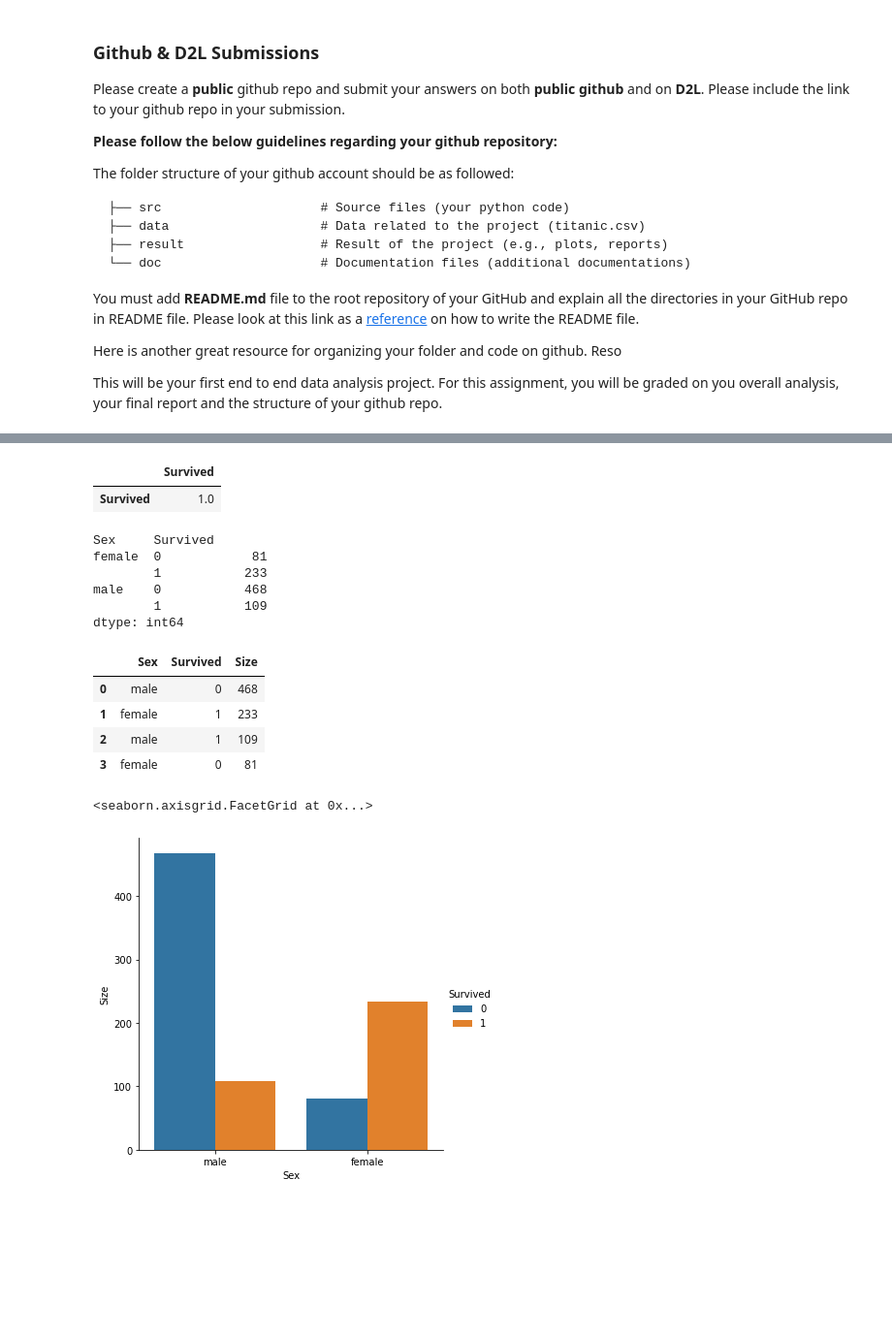
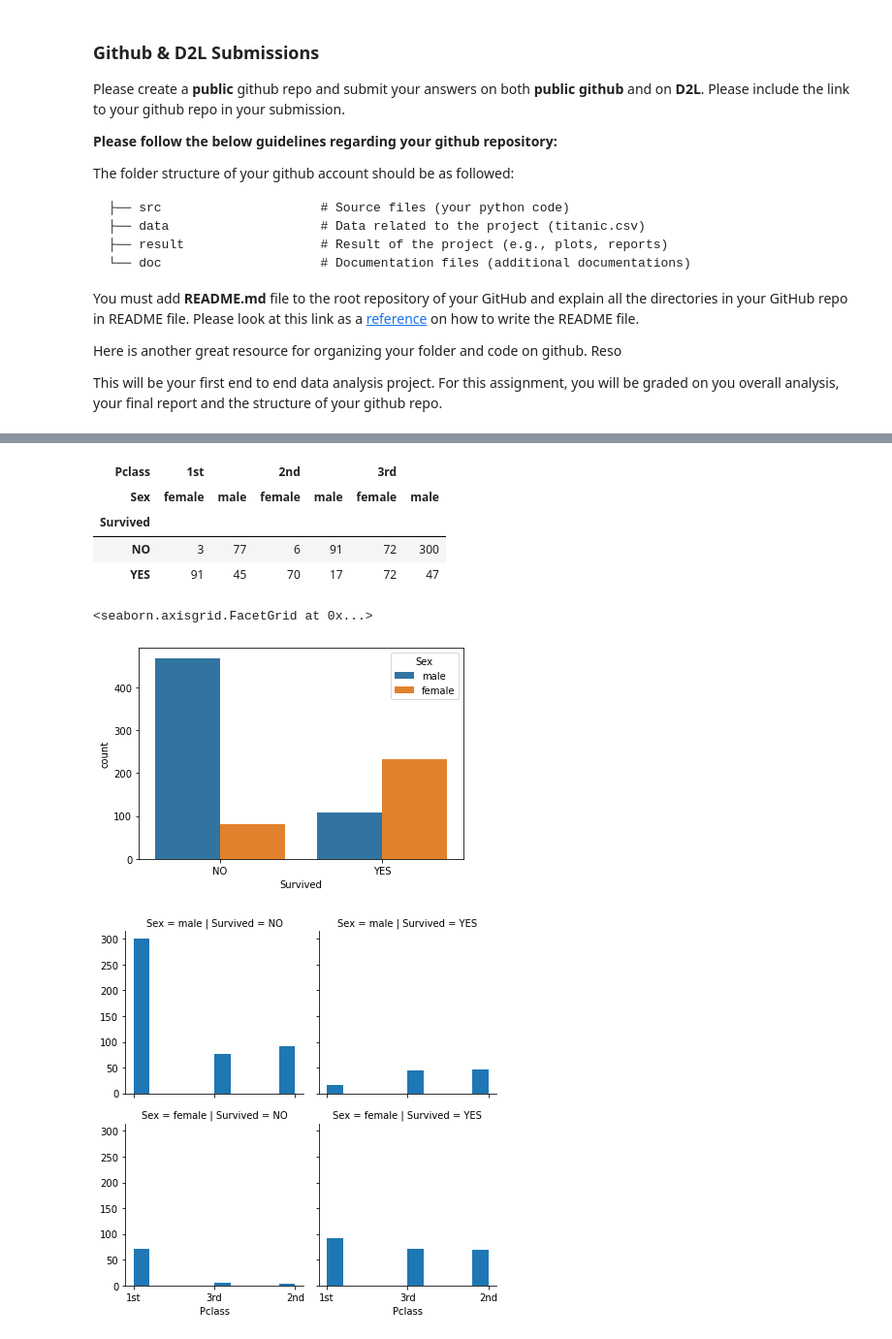
Before and after one commit to sfc-gh-arath/Langara-CPSC-4800-W01-assignment3, a Jupyter notebook: src/AswineeRath-Assignment_3_Part_2.ipynb, the cells around one changed output, grey strips where cells are left out. Shown: that part at 97% size. Cells and saved outputs as stored; diff of their text form; code cells hidden in the pictures; blank space fills up the shorter version.

```diff
--- a/src/AswineeRath-Assignment_3_Part_2.ipynb
+++ b/src/AswineeRath-Assignment_3_Part_2.ipynb
@@ -125,32 +107,30 @@ dtype: int64
 <AxesSubplot:xlabel='Survived', ylabel='count'>
 [figure]
-# %%
-#Determine if the survival rate is associated to the gender
-#calculate all correlations in df
-display(df[["Sex","Survived"]].corr())
-display(df.groupby(["Sex","Survived"]).size())
-df1 = df[["Sex","Survived"]].value_counts().to_frame()
-df1 = df1.reset_index()
-df1.columns = ["Sex","Survived","Size"]
-display(df1)
-sns.catplot(x = "Sex",        # x variable name
-            y = "Size",       # y variable name
-            hue = "Survived", # group variable name
-            data = df1,       # dataframe to plot
-            kind = "bar")
-# %% [output]
-|  | Survived |
-| Survived | 1.0 |
-Sex     Survived
-female  0            81
-        1           233
-male    0           468
-        1           109
-dtype: int64
-|  | Sex | Survived | Size |
-| 0 | male | 0 | 468 |
-| 1 | female | 1 | 233 |
-| 2 | male | 1 | 109 |
-| 3 | female | 0 | 81 |
-<seaborn.axisgrid.FacetGrid at 0x...>
-[figure, removed]
+# %%
+#Determine if the survival rate is associated to the class of passenger
+
+#lets group by Survived, Pclass and Sex
+display(df.groupby(["Pclass","Survived","Sex"]).size().reset_index().pivot(columns=['Pclass','Sex'], index='Survived', values=0))
+
+#sample python code to craate a new DF
+# df1 = df[["Pclass","Survived","Sex"]].value_counts().to_frame()
+# df1 = df1.reset_index()
+# df1.columns = ["Pclass","Survived","Sex","Size"]
+# display(df1)
+# df1.info()
+
+#plot survival by Sex
+sns.countplot(x='Survived',hue='Sex',data=df)
+
+#Plot sex vs class vs survival rate
+grid1 = sns.FacetGrid(df, col='Survived', row='Sex', height=3, aspect=1 )
+grid1.map(plt.hist, 'Pclass')
+# %% [output]
+| Pclass | 1st |  | 2nd |  | 3rd |  |
+| Sex | female | male | female | male | female | male |
+| Survived |  |  |  |  |  |  |
+| NO | 3 | 77 | 6 | 91 | 72 | 300 |
+| YES | 91 | 45 | 70 | 17 | 72 | 47 |
+<seaborn.axisgrid.FacetGrid at 0x...>
+[figure, added]
+[figure, added]
```
Also changed, not shown: parts of 6 cells of this notebook.
